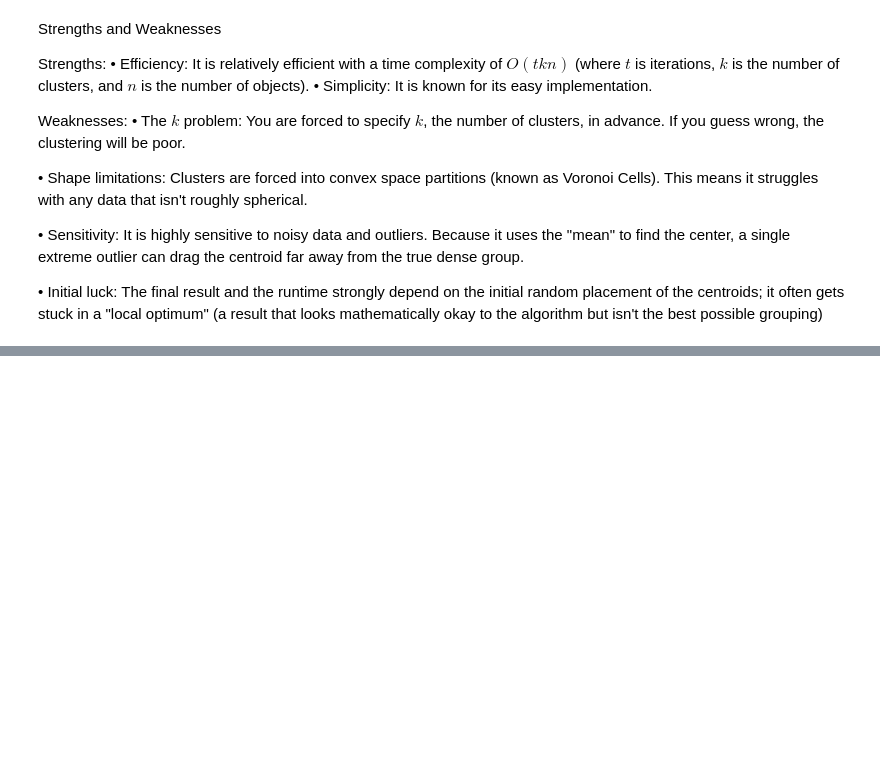
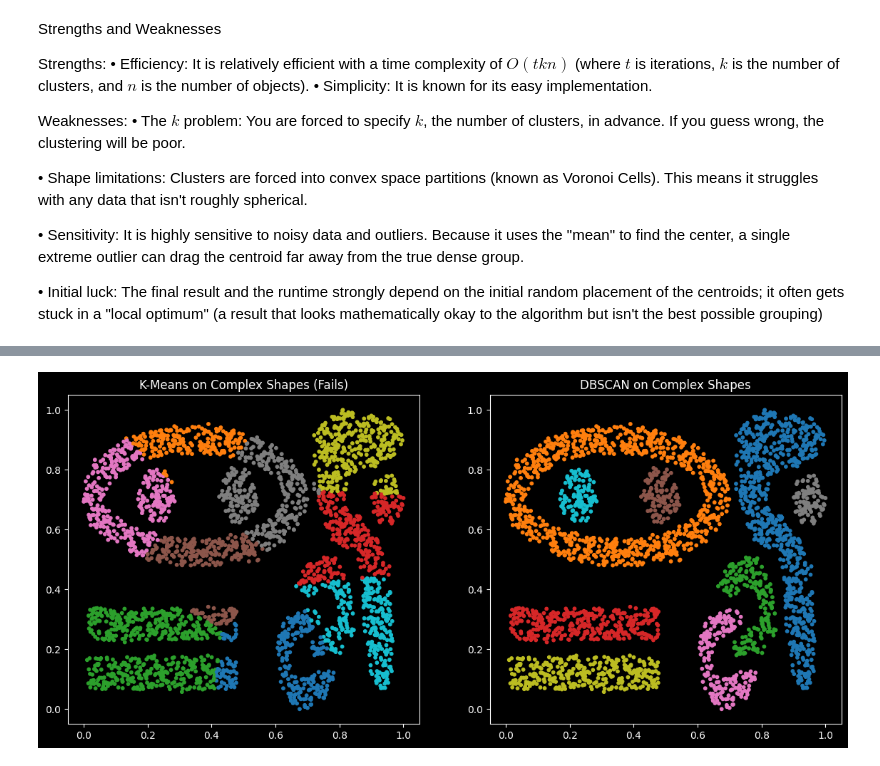
Before and after one commit to justfeelix/dstream-hajuj, a Jupyter notebook: playground.ipynb, the cells around one changed output, grey strips where cells are left out. Saved outputs shown, nothing was run; the diff lists cells and outputs as text; code cells hidden in the pictures; blank space fills up the shorter version.

```diff
--- a/playground.ipynb
+++ b/playground.ipynb
@@ -136,0 +175,24 @@ run_interactive_kmeans(X, k=6, max_iters=25)
+# %%
+# 2. Run K-Means (Trying to guess 9 clusters)
+kmeans = KMeans(n_clusters=9, random_state=42)
+kmeans_labels = kmeans.fit_predict(X_complex)
+
+# 3. Run DBSCAN
+# Play with eps and min_samples to try and perfectly isolate the 9 shapes!
+dbscan = DBSCAN(eps=0.025, min_samples=3)
+dbscan_labels = dbscan.fit_predict(X_complex)
+
+# 4. Plotting the comparison
+fig, (ax1, ax2) = plt.subplots(1, 2, figsize=(14, 6))
+
+ax1.scatter(X_complex[:, 0], X_complex[:, 1], c=kmeans_labels, cmap='tab10', s=10)
+ax1.set_title("K-Means on Complex Shapes (Fails)")
+
+# Note: DBSCAN labels noise as '-1', we color it black
+colors = plt.cm.tab10(np.linspace(0, 1, 10))
+ax2.scatter(X_complex[:, 0], X_complex[:, 1], c=dbscan_labels, cmap='tab10', s=10)
+ax2.set_title("DBSCAN on Complex Shapes")
+
+plt.show()
+# %% [output]
+[figure, added]
```
Also changed, not shown: parts of 5 cells of this notebook.
